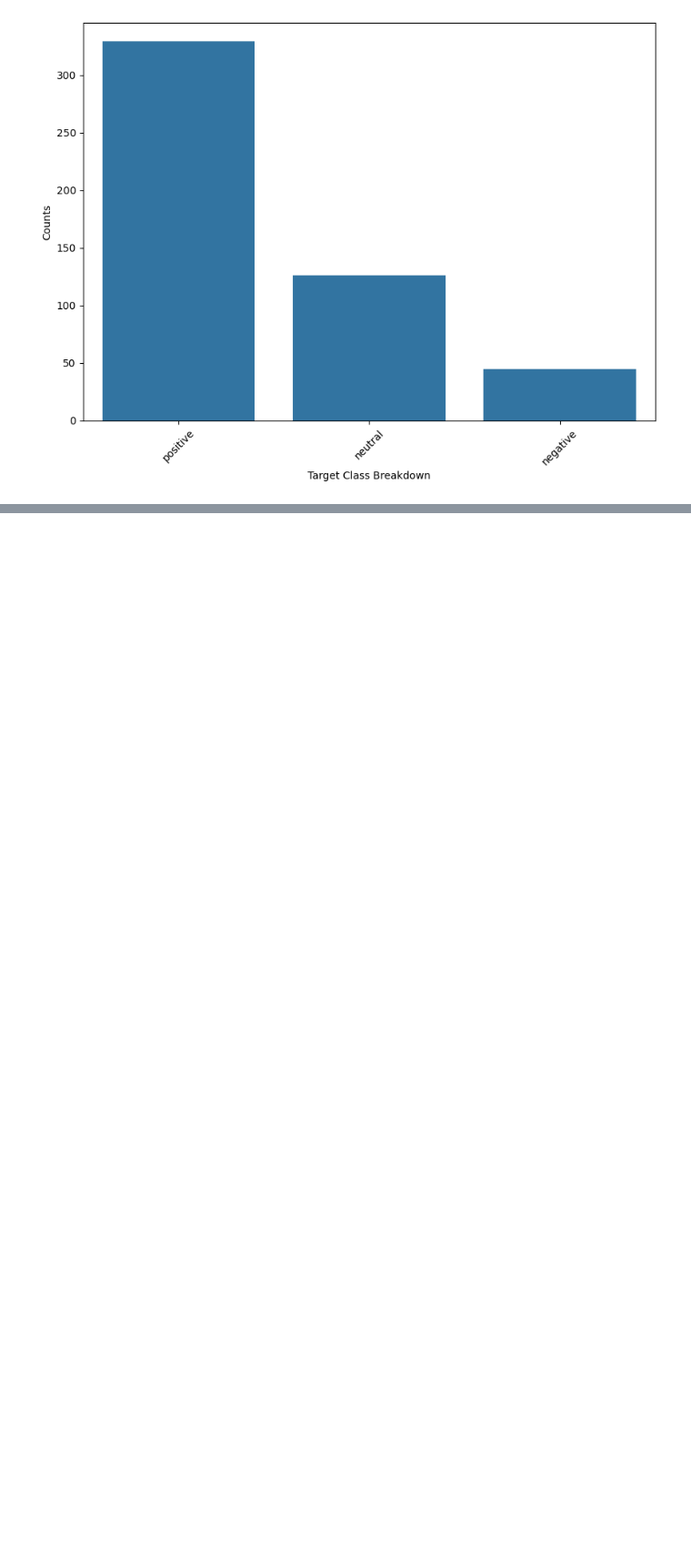
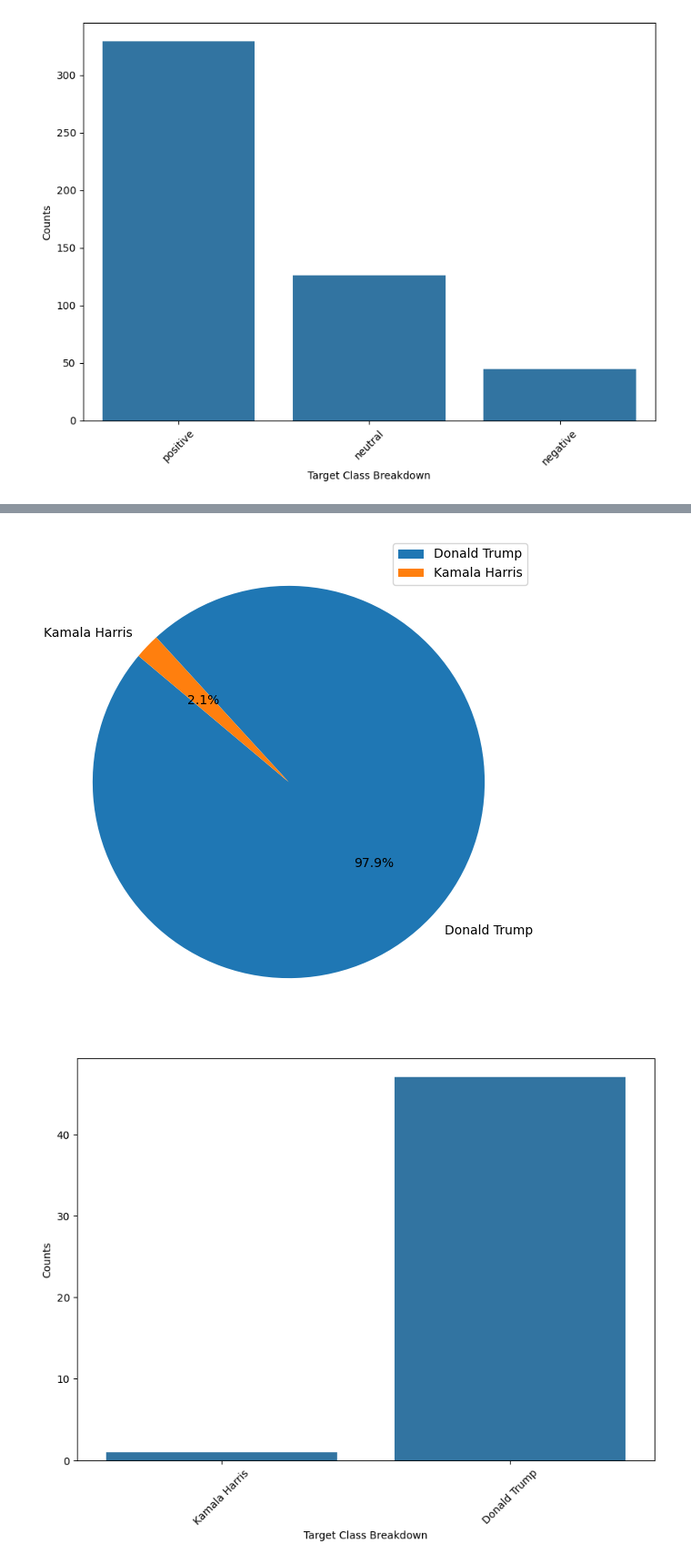
Before and after one commit to MaukanMir/Election-Sentiment-Analysis, a Jupyter notebook: training.ipynb, the cells around one changed output, grey strips where cells are left out. Shown at 91% size. Drawn from its saved outputs; the diff is of its cells as text; code cells hidden in the pictures; blank space fills up the shorter version.

```diff
--- a/training.ipynb
+++ b/training.ipynb
@@ -208,0 +224,6 @@ check_class_imbalance(train["sentiment"])
+# %%
+highly_popular_retweet = train[train["retweets"] >=100]
+check_class_imbalance(highly_popular_retweet["candidate"])
+# %% [output]
+[figure, added]
+[figure, added]
```
Also changed, not shown: parts of 7 cells of this notebook.
